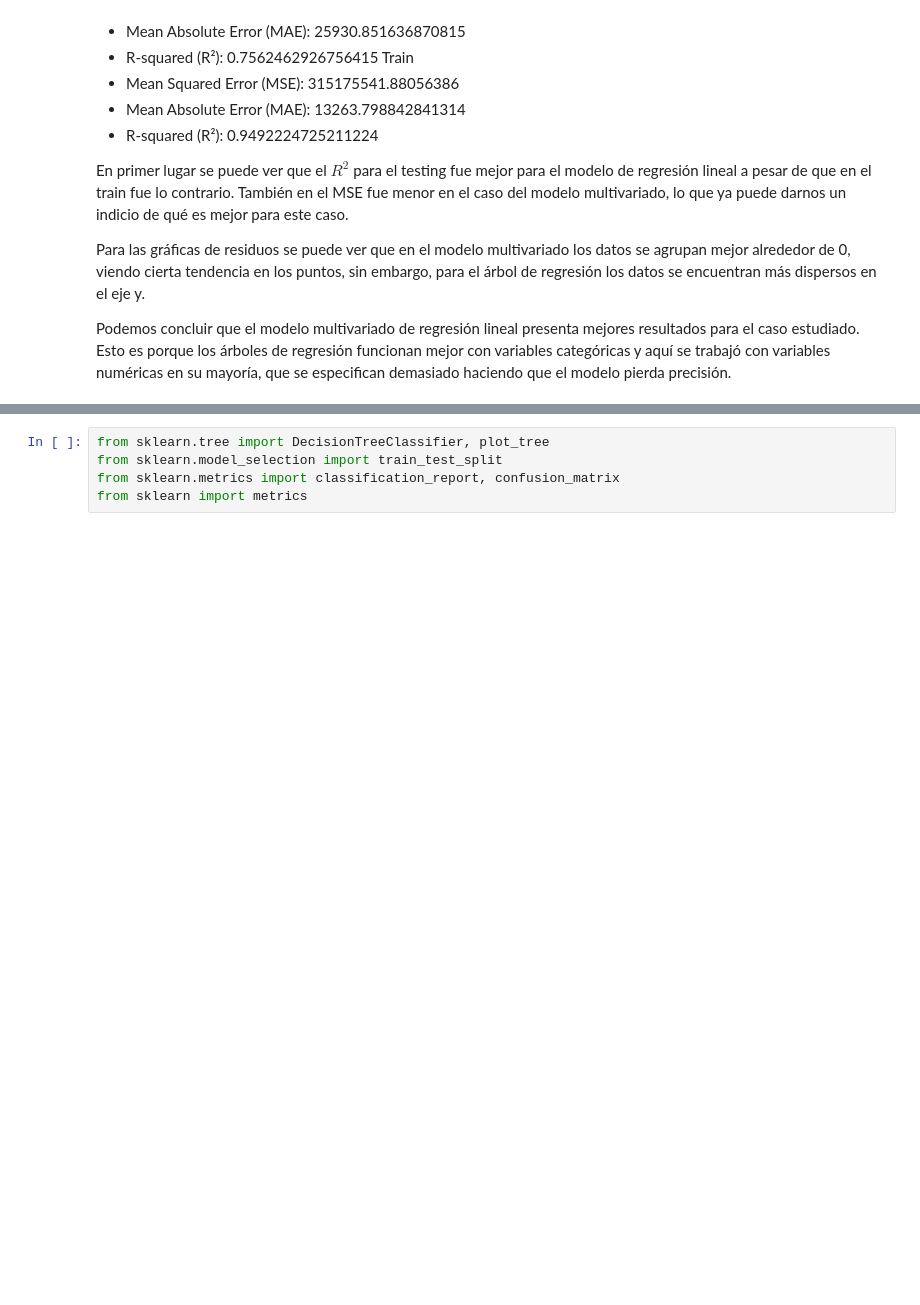
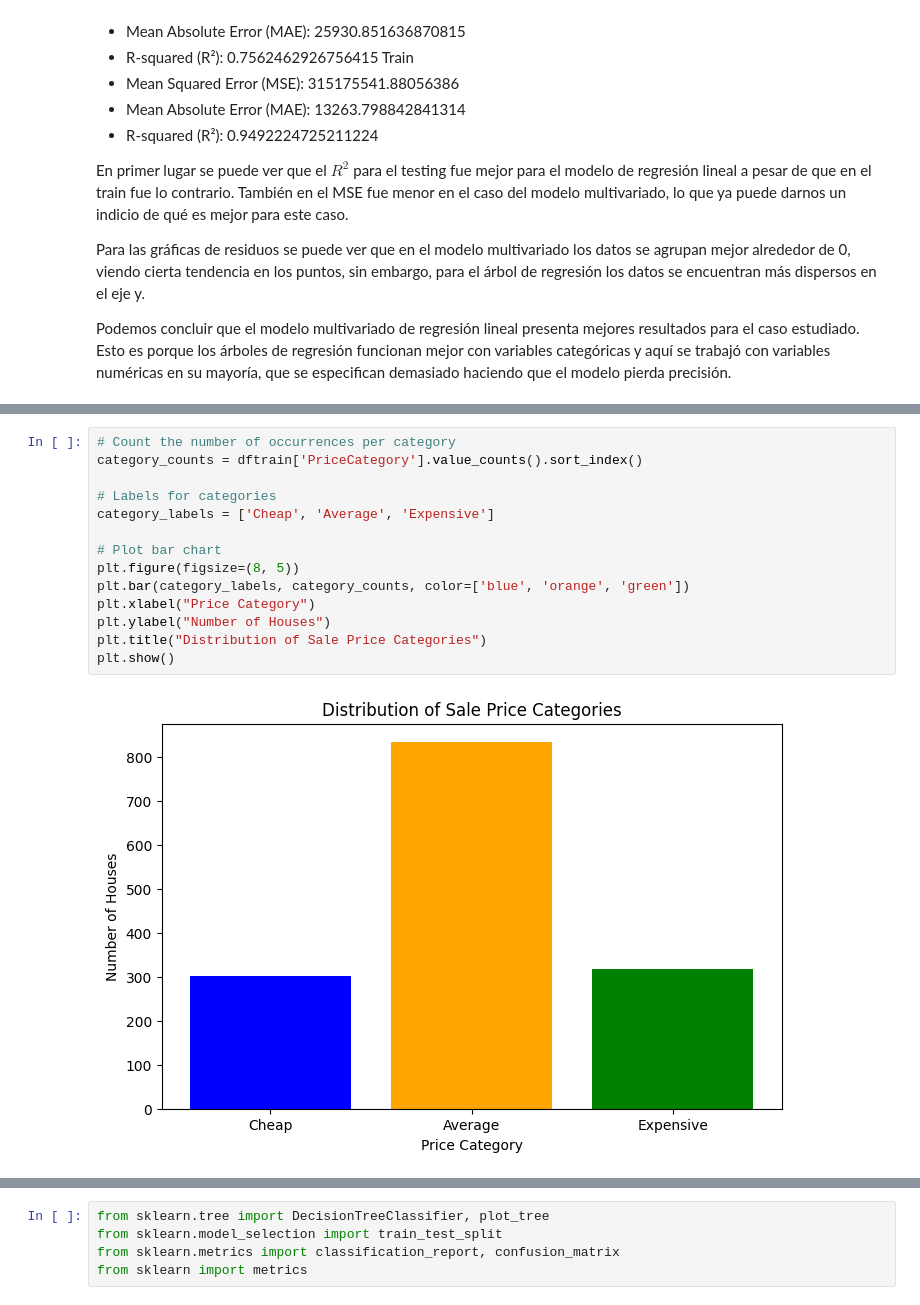
Before and after one commit to DiegoLinares11/Modelos-de-Regresion-Lineal, a Jupyter notebook: Entrega2/Arboles.ipynb, the cells around one changed output, grey strips where cells are left out. Cells and saved outputs as stored; diff of their text form; blank space fills up the shorter version.

```diff
--- a/Entrega2/Arboles.ipynb
+++ b/Entrega2/Arboles.ipynb
@@ -1222 +1163,17 @@ plt.show()
+# %%
+# Count the number of occurrences per category
+category_counts = dftrain['PriceCategory'].value_counts().sort_index()
+
+# Labels for categories
+category_labels = ['Cheap', 'Average', 'Expensive']
+
+# Plot bar chart
+plt.figure(figsize=(8, 5))
+plt.bar(category_labels, category_counts, color=['blue', 'orange', 'green'])
+plt.xlabel("Price Category")
+plt.ylabel("Number of Houses")
+plt.title("Distribution of Sale Price Categories")
+plt.show()
+# %% [output]
+[figure, added]
 # %% [markdown]
```
Also changed, not shown: parts of 71 cells of this notebook.
